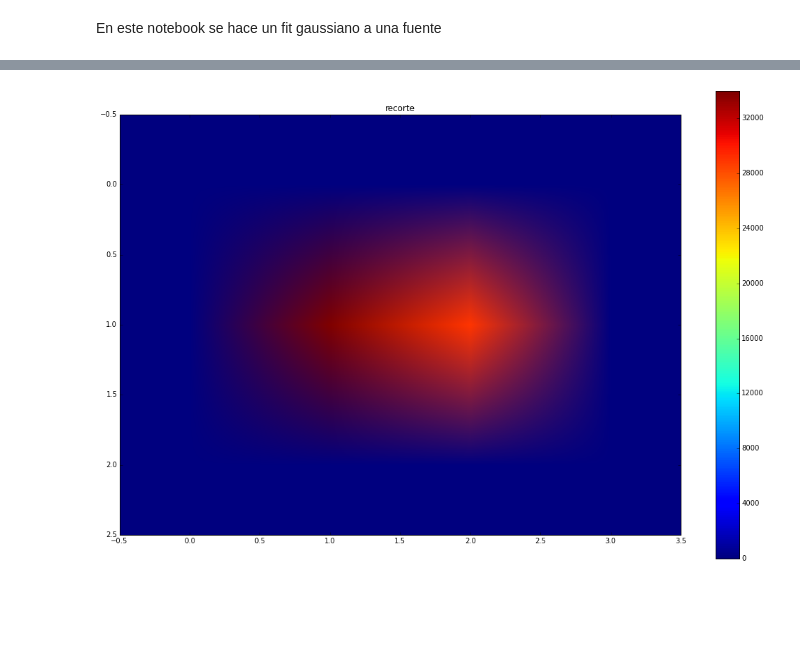
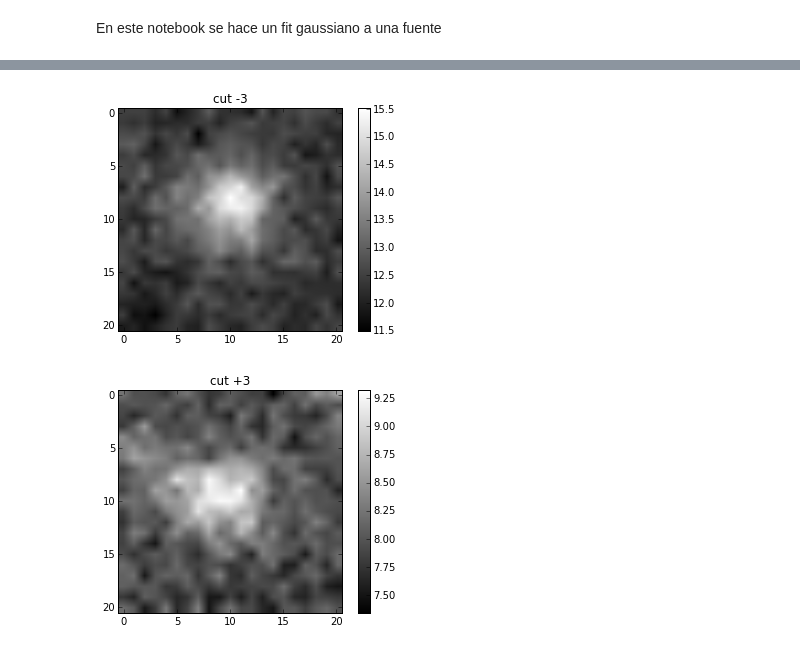
Before and after one commit to mariacamilaremolinagutierrez/MonitoriaInvestigacionLSST, a Jupyter notebook: ModeladoGaussiano.ipynb, the cells around one changed output, grey strips where cells are left out. Cells and saved outputs as stored; diff of their text form; code cells hidden in the pictures; blank space fills up the shorter version.

Commit message:
modelado gaussiano

```diff
--- a/ModeladoGaussiano.ipynb
+++ b/ModeladoGaussiano.ipynb
@@ -50 +55,4 @@ recorte = data[ylim_min:ylim_max+1,xlim_min:xlim_max+1]
+# %%
+cut_1 = data_1[ylim_min:ylim_max+1,xlim_min:xlim_max+1]
+cut_2 = data_2[ylim_min:ylim_max+1,xlim_min:xlim_max+1]
 # %%
@@ -68,10 +62,15 @@ close()
-# %%
-fig = figure(figsize=(18,12))
-imshow(recorte)
-colorbar()
-title('recorte')
-savefig(path_modelado+'recorte.png', bbox_inches='tight')
-show()
-close()
-# %% [output]
-[figure, removed]
+# %%
+imshow(cut_1, cmap='gray')
+colorbar()
+title('cut -3')
+show()
+close()
+
+imshow(cut_2, cmap='gray')
+colorbar()
+title('cut +3')
+show()
+close()
+# %% [output]
+[figure, added]
+[figure, added]
```
Also changed, not shown: parts of 23 cells of this notebook, 2 other files.
